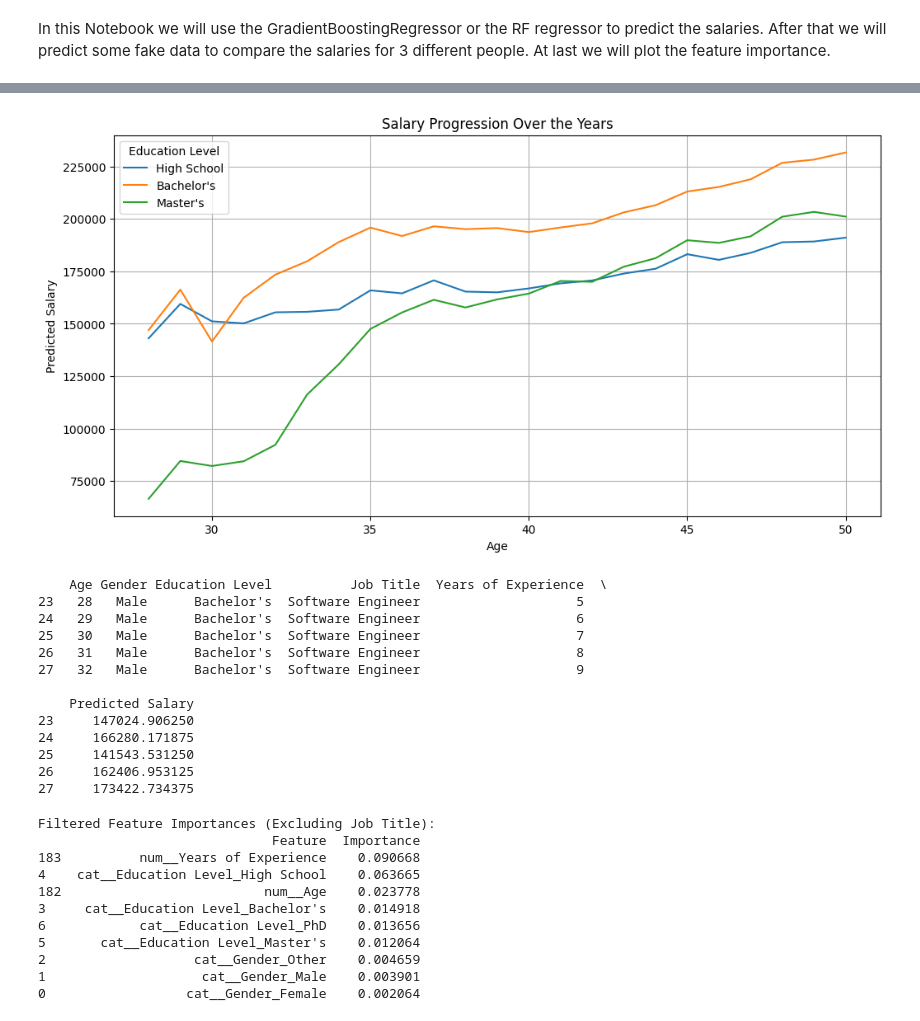
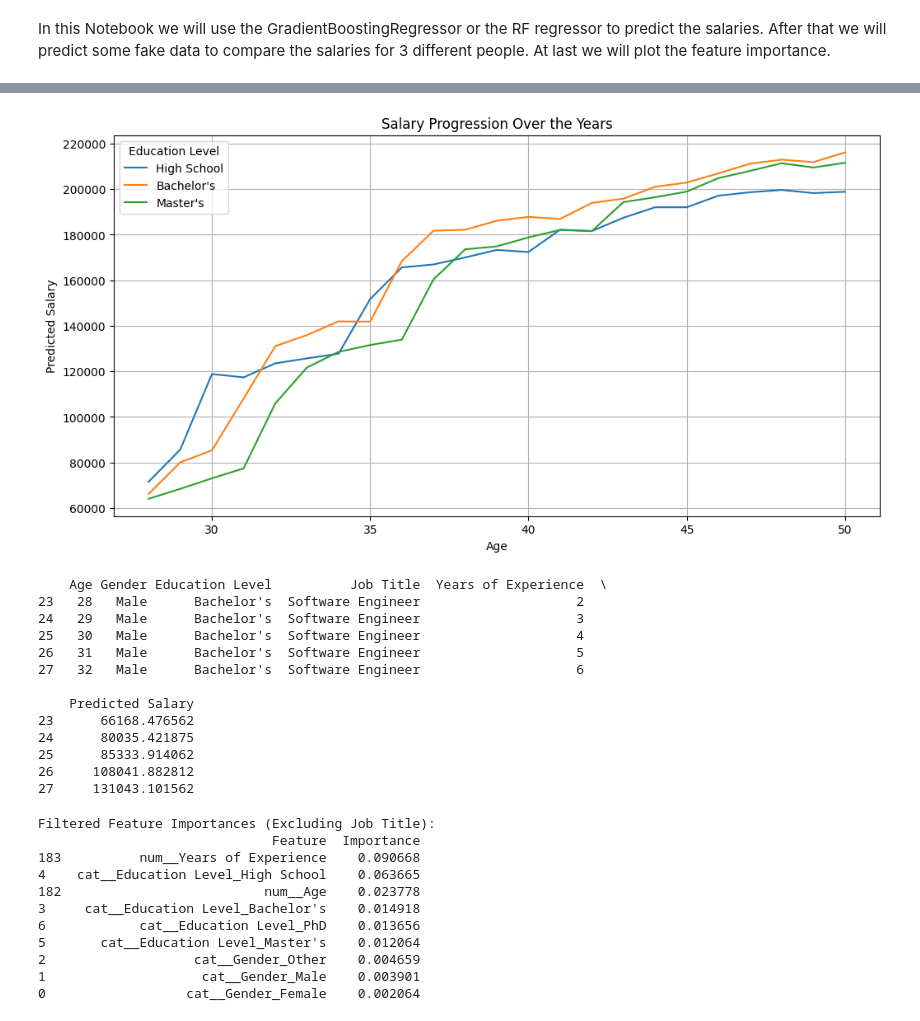
Before and after one commit to CarloRobbiani/ml_project, a Jupyter notebook: Salary new dataset/fake_data_pred.ipynb, the cells around one changed output, grey strips where cells are left out. Saved outputs shown, nothing was run; the diff lists cells and outputs as text; code cells hidden in the pictures.

```diff
--- a/Salary new dataset/fake_data_pred.ipynb
+++ b/Salary new dataset/fake_data_pred.ipynb
@@ -23,6 +23,7 @@ df['Education Level'] = df['Education Level'].replace("Master's Degree", "Master
 df = df.dropna()
 df.drop_duplicates(inplace=True)
 df = df[df["Salary"] > 10000]
+df = df[df["Salary"] < 230000]
 
 
 
@@ -144,9 +145,9 @@ end_age = 50
 
 # Define the template data for the three people
 people = [
-    {"Gender": "Male", "Education Level": "High School", "Job Title": "Software Engineer", "start_work": 7},
-    {"Gender": "Male", "Education Level": "Bachelor's", "Job Title": "Software Engineer", "start_work": 5},
-    {"Gender": "Male", "Education Level": "Master's", "Job Title": "Software Engineer", "start_work": 3}
+    {"Gender": "Male", "Education Level": "High School", "Job Title": "Software Engineer", "start_work": 3},
+    {"Gender": "Male", "Education Level": "Bachelor's", "Job Title": "Software Engineer", "start_work": 2},
+    {"Gender": "Male", "Education Level": "Master's", "Job Title": "Software Engineer", "start_work": 1}
 ]
 
 # Generate the data for each person over the years
@@ -163,47 +164,47 @@ for person in people:
             "Years of Experience": years_of_experience + person["start_work"]
         })
 
 # Create a DataFrame from the generated data
 fake_data = pd.DataFrame(fake_data_list)
 
 
 # Predict salaries for the generated fake data
 predicted_salaries = best_model.predict(fake_data)
 fake_data['Predicted Salary'] = predicted_salaries
 
 # Plot the results
 plt.figure(figsize=(12, 6))
 
 # Plot salary progression for each education level
 for education_level in fake_data["Education Level"].unique():
     subset = fake_data[fake_data["Education Level"] == education_level]
     plt.plot(subset["Age"], subset["Predicted Salary"], label=f"{education_level}")
 
 # Add plot details
 plt.title("Salary Progression Over the Years")
 plt.xlabel("Age")
 plt.ylabel("Predicted Salary")
 plt.legend(title="Education Level")
 plt.grid(True)
 plt.show()
 
 # Print the fake data with predictions (optional)
 print(fake_data[fake_data["Education Level"] == "Bachelor's"].head())
 # %% [output]
-[figure, old version]
+[figure, new version]
     Age Gender Education Level          Job Title  Years of Experience  \
-23   28   Male      Bachelor's  Software Engineer                    5
-24   29   Male      Bachelor's  Software Engineer                    6
-25   30   Male      Bachelor's  Software Engineer                    7
-26   31   Male      Bachelor's  Software Engineer                    8
-27   32   Male      Bachelor's  Software Engineer                    9
+23   28   Male      Bachelor's  Software Engineer                    2
+24   29   Male      Bachelor's  Software Engineer                    3
+25   30   Male      Bachelor's  Software Engineer                    4
+26   31   Male      Bachelor's  Software Engineer                    5
+27   32   Male      Bachelor's  Software Engineer                    6
 
     Predicted Salary
-23     147024.906250
-24     166280.171875
-25     141543.531250
-26     162406.953125
-27     173422.734375
+23      66168.476562
+24      80035.421875
+25      85333.914062
+26     108041.882812
+27     131043.101562
 # %%
 import matplotlib.pyplot as plt
 #define feature importance
```
Also changed, not shown: parts of 2 cells of this notebook.
